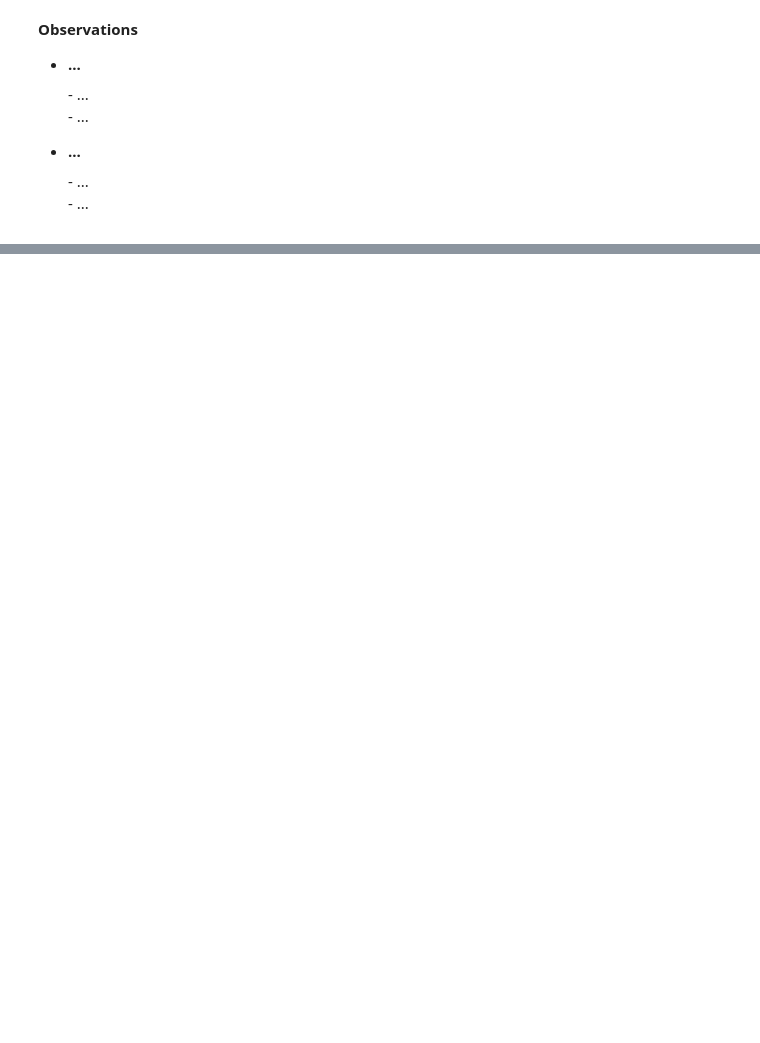
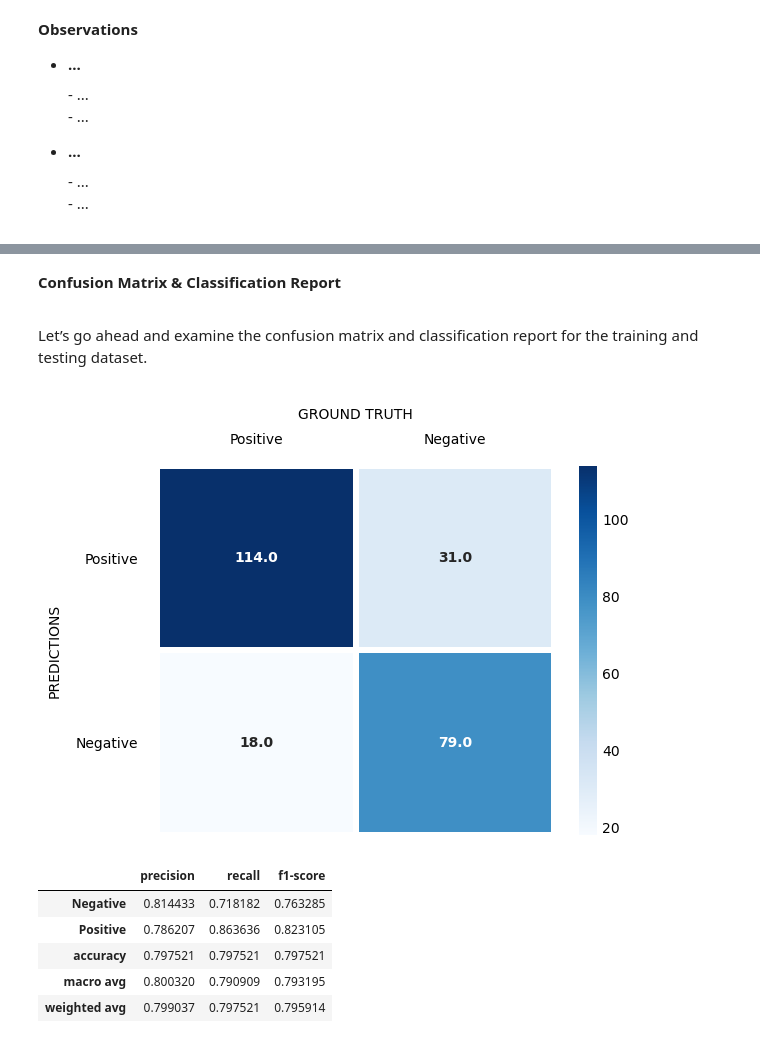
Before and after one commit to sal-siddiqui/heart-disease-prediction, a Jupyter notebook: my-attempt.ipynb, the cells around one changed output, grey strips where cells are left out. Saved outputs shown, nothing was run; the diff lists cells and outputs as text; code cells hidden in the pictures; blank space fills up the shorter version.

```diff
--- a/my-attempt.ipynb
+++ b/my-attempt.ipynb
@@ -1216,0 +1105,23 @@ plt.show()
+# %%
+from sklearn.tree import DecisionTreeClassifier
+
+# Initialize model
+model = DecisionTreeClassifier(random_state=0)
+
+# Set up hyperparamter grid for cross-validation
+param_grid = {
+    "criterion": ["gini", "entropy"],
+    "max_depth": [2, 3],
+    "min_samples_split": [2, 3, 4],
+    "min_samples_leaf": [1, 2],
+}
+
+# Train the model
+cv_results = custom_GridSearchCV(
+    model,
+    param_grid,
+    X_train,
+    y_train,
+    scoring=["recall", "f1", "precision", "accuracy"],
+    random_state=0,
+)
@@ -1216,0 +1161,29 @@ plt.show()
+# %% [markdown]
+<div style="font-size:15px">
+
+**Confusion Matrix & Classification Report**
+
+</div>
+# %% [markdown]
+<div style="font-size:15px">
+
+Let’s go ahead and examine the confusion matrix and classification report for the training and testing dataset.
+
+</div>
+# %%
+model = cv_results[0]["estimator"]
+labels = ser_encodings["target"]
+# %%
+## Training Data
+y_pred = model.predict(X_train)
+
+custom_confusion_matrix(y_train, y_pred, labels=labels)
+custom_classification_report(y_train, y_pred, labels=labels)
+# %% [output]
+[figure, added]
+|  | precision | recall | f1-score |
+| Negative | 0.814433 | 0.718182 | 0.763285 |
+| Positive | 0.786207 | 0.863636 | 0.823105 |
+| accuracy | 0.797521 | 0.797521 | 0.797521 |
+| macro avg | 0.800320 | 0.790909 | 0.793195 |
+| weighted avg | 0.799037 | 0.797521 | 0.795914 |
```
Also changed, not shown: parts of 33 cells of this notebook, 1 other file.
